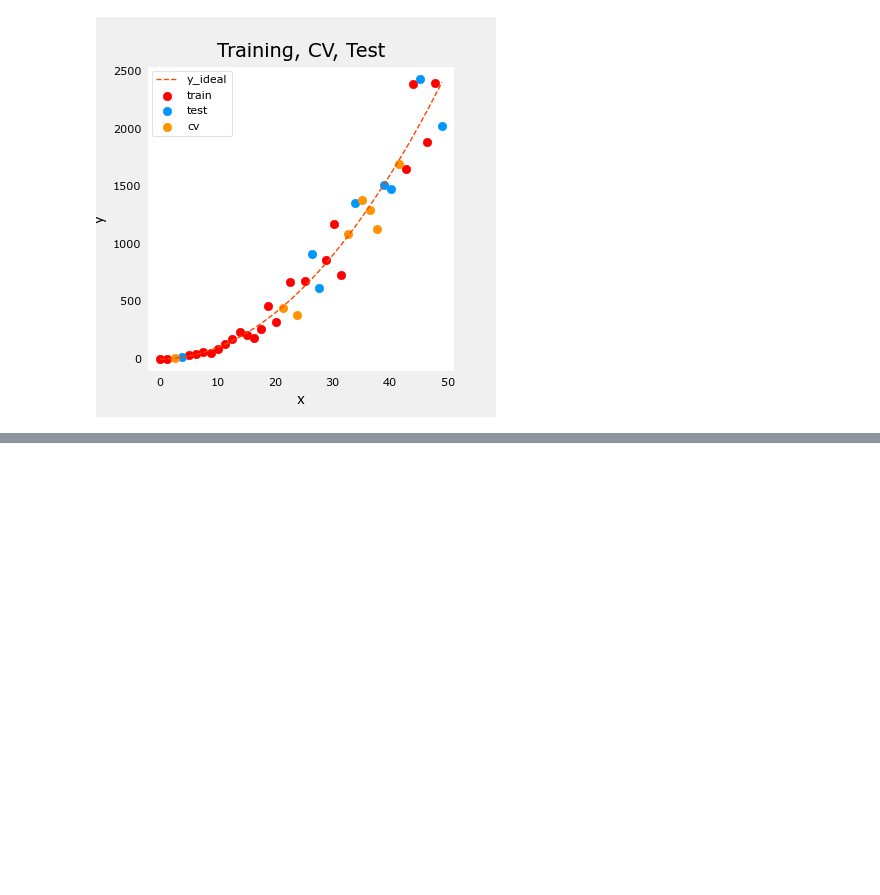
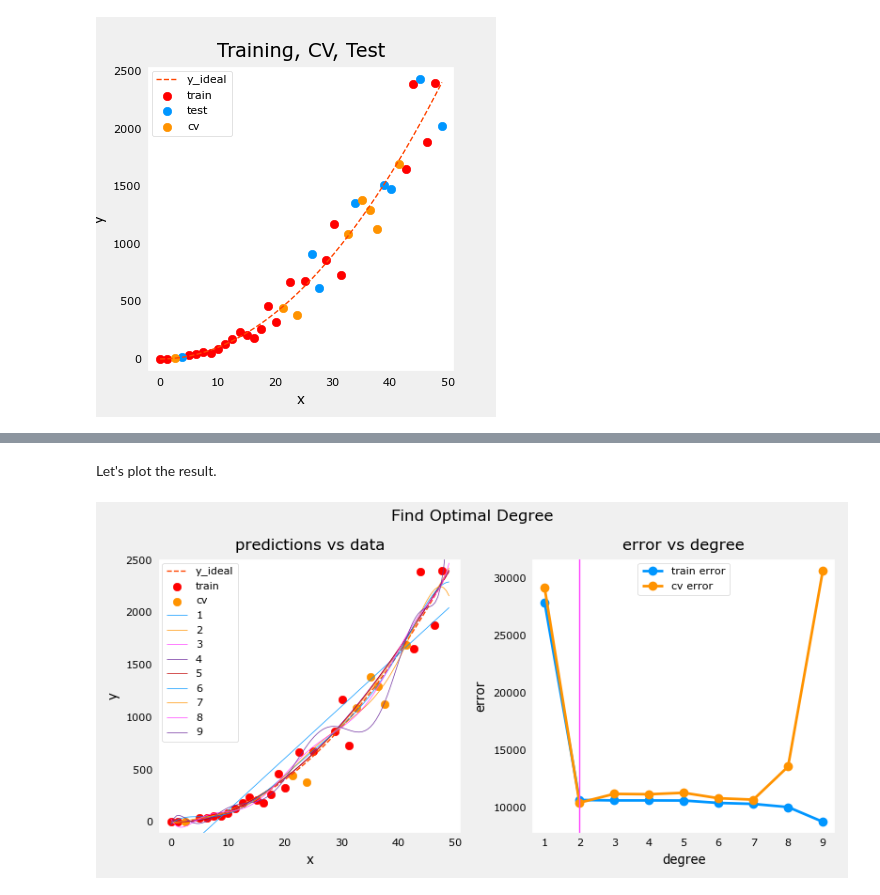
Before and after one commit to fatihkaratay/C2_W3_Assignment, a Jupyter notebook: my_sol.ipynb, the cells around one changed output, grey strips where cells are left out. Cells and saved outputs as stored; diff of their text form; code cells hidden in the pictures; blank space fills up the shorter version.

Commit message:
getting more data for tuning and plotting them

```diff
--- a/my_sol.ipynb
+++ b/my_sol.ipynb
@@ -243,0 +250,25 @@ plt.show()
+# %%
+max_degree = 9
+err_train = np.zeros(max_degree)
+err_cv = np.zeros(max_degree)
+x = np.linspace(0, int(X.max()), 100)
+y_pred = np.zeros((100, max_degree))
+
+for degree in range(max_degree):
+    lmodel = lin_model(degree + 1)
+    lmodel.fit(X_train, y_train)
+    yhat = lmodel.predict(X_train)
+    err_train[degree] = lmodel.mse(y_train, yhat)
+    yhat = lmodel.predict(X_cv)
+    err_cv[degree] = lmodel.mse(y_cv, yhat)
+    y_pred[:, degree] = lmodel.predict(x)
+
+optimal_degree = np.argmin(err_cv) + 1
+# %% [markdown]
+Let's plot the result.
+# %%
+plt.close('all')
+plt_optimal_degree(X_train, y_train, X_cv, y_cv, x, y_pred, x_ideal, y_ideal,
+                   err_train, err_cv, optimal_degree, max_degree)
+# %% [output]
+[figure, added]
```
Also changed, not shown: parts of 6 cells of this notebook.
